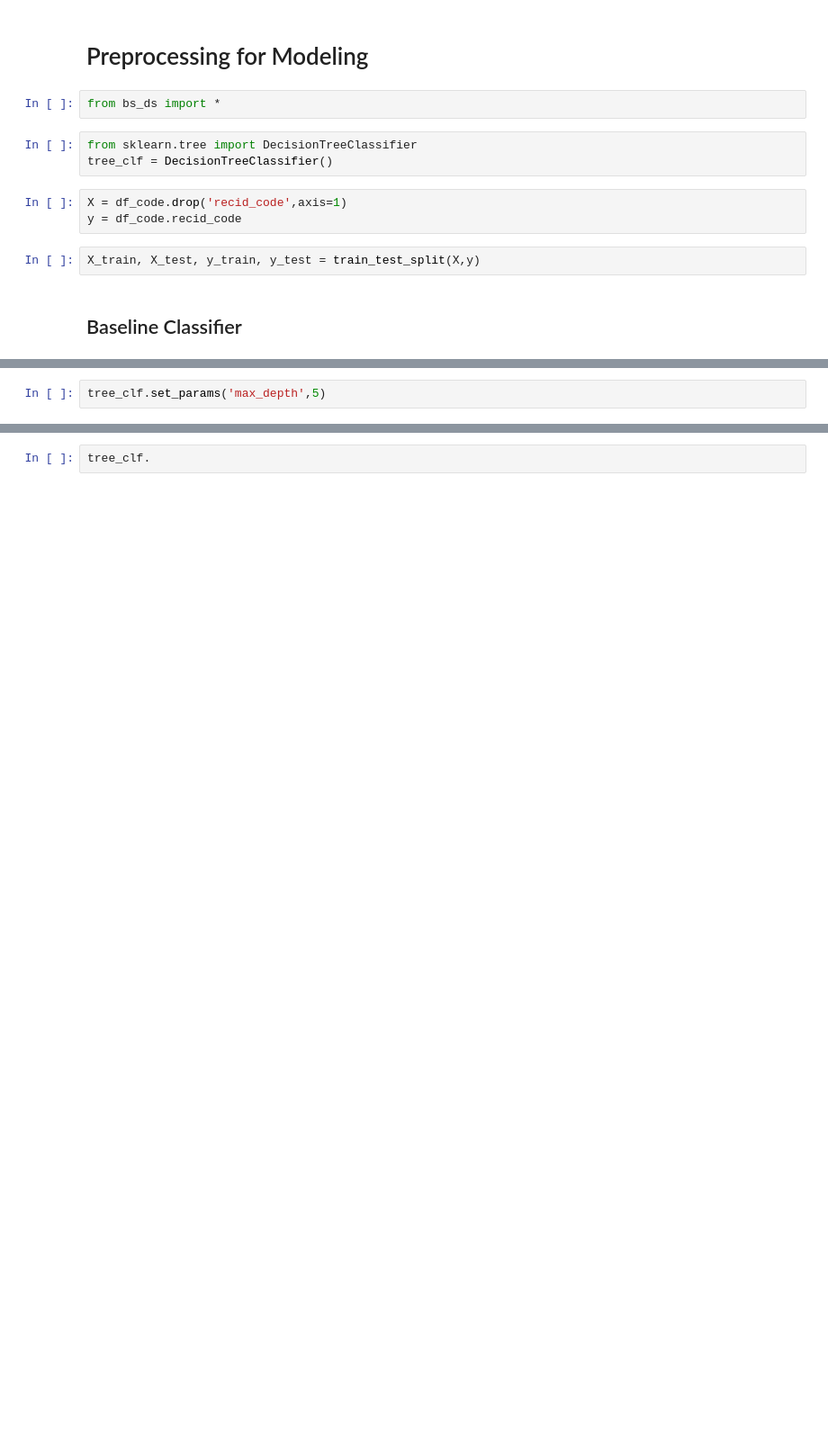
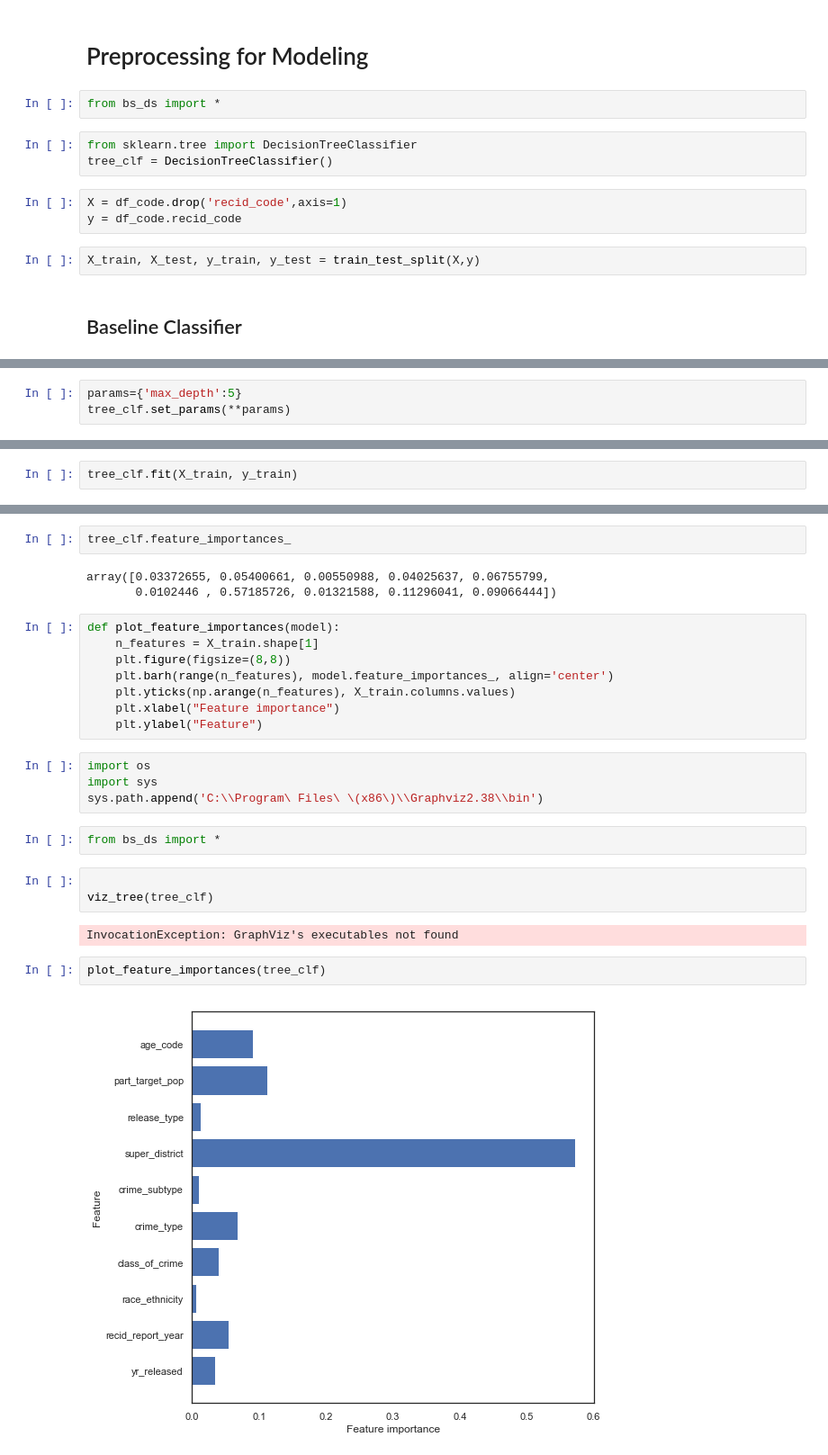
Before and after one commit to jirvingphd/iowa-prisoner-recidivism-mod-3-project, a Jupyter notebook: student.ipynb, the cells around one changed output, grey strips where cells are left out. Shown: that part at 90% size. Drawn from its saved outputs; the diff is of its cells as text; blank space fills up the shorter version.

```diff
--- a/student.ipynb
+++ b/student.ipynb
@@ -595,5 +616,3 @@ tree_clf.get_params()
  'presort': False,
  'random_state': None,
  'splitter': 'best'}
-# %%
-tree_clf.set_params('max_depth',5)
@@ -601,0 +619,3 @@ TypeError: set_params() takes 1 positional argument but 3 were given
+# %%
+params={'max_depth':5}
+tree_clf.set_params(**params)
@@ -601,0 +629,2 @@ TypeError: set_params() takes 1 positional argument but 3 were given
+# %%
+tree_clf.fit(X_train, y_train)
@@ -602,2 +638,28 @@ TypeError: set_params() takes 1 positional argument but 3 were given
 # %%
-tree_clf.
+tree_clf.feature_importances_
+# %% [output]
+array([0.03372655, 0.05400661, 0.00550988, 0.04025637, 0.06755799,
+       0.0102446 , 0.57185726, 0.01321588, 0.11296041, 0.09066444])
+# %%
+def plot_feature_importances(model):
+    n_features = X_train.shape[1]
+    plt.figure(figsize=(8,8))
+    plt.barh(range(n_features), model.feature_importances_, align='center')
+    plt.yticks(np.arange(n_features), X_train.columns.values)
+    plt.xlabel("Feature importance")
+    plt.ylabel("Feature")
+# %%
+import os
+import sys
+sys.path.append('C:\\Program\ Files\ \(x86\)\\Graphviz2.38\\bin')
+# %%
+from bs_ds import *
+# %%
+
+viz_tree(tree_clf)
+# %% [output]
+InvocationException: GraphViz's executables not found
+# %%
+plot_feature_importances(tree_clf)
+# %% [output]
+[figure, added]
```
Also changed, not shown: parts of 18 cells of this notebook.
